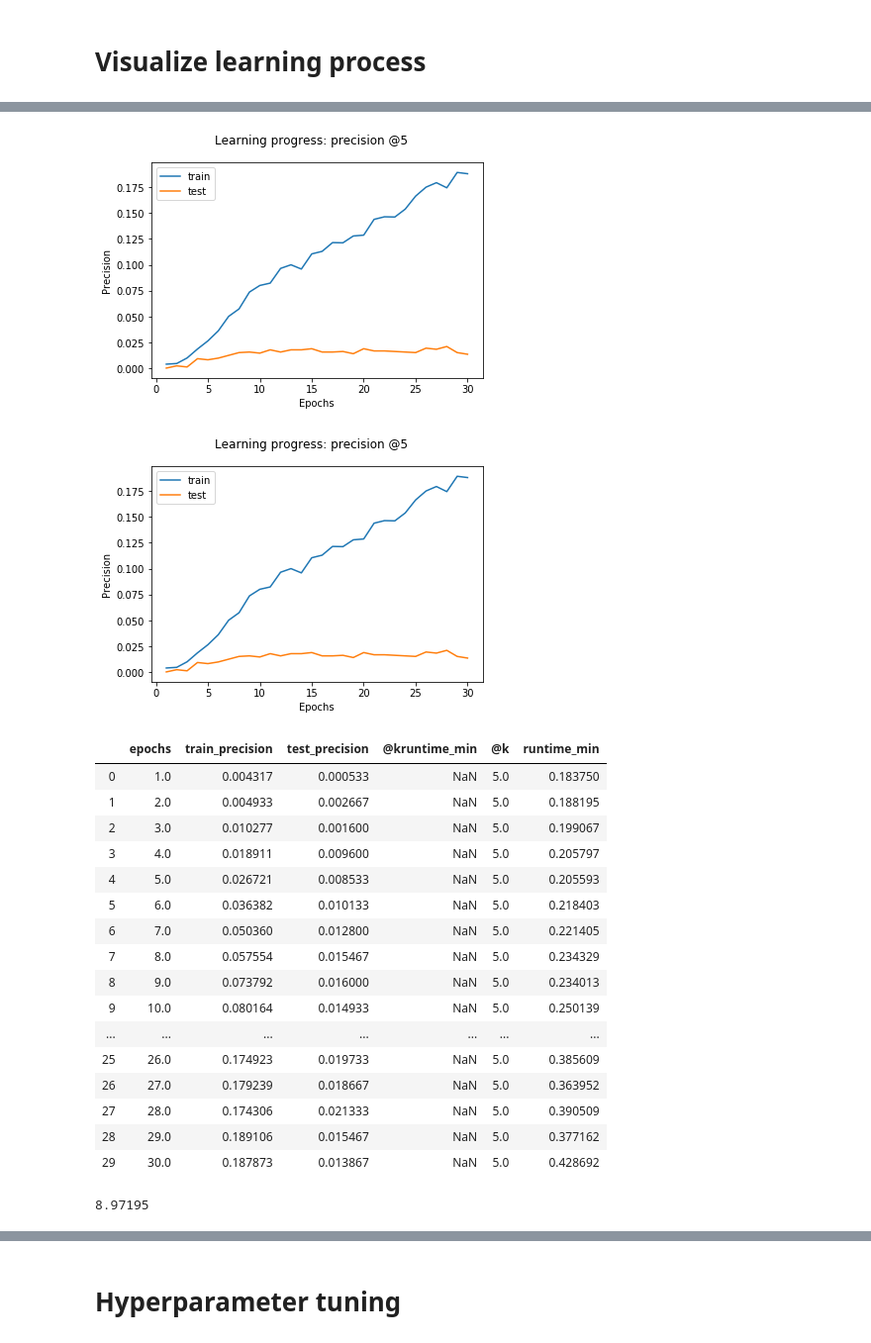
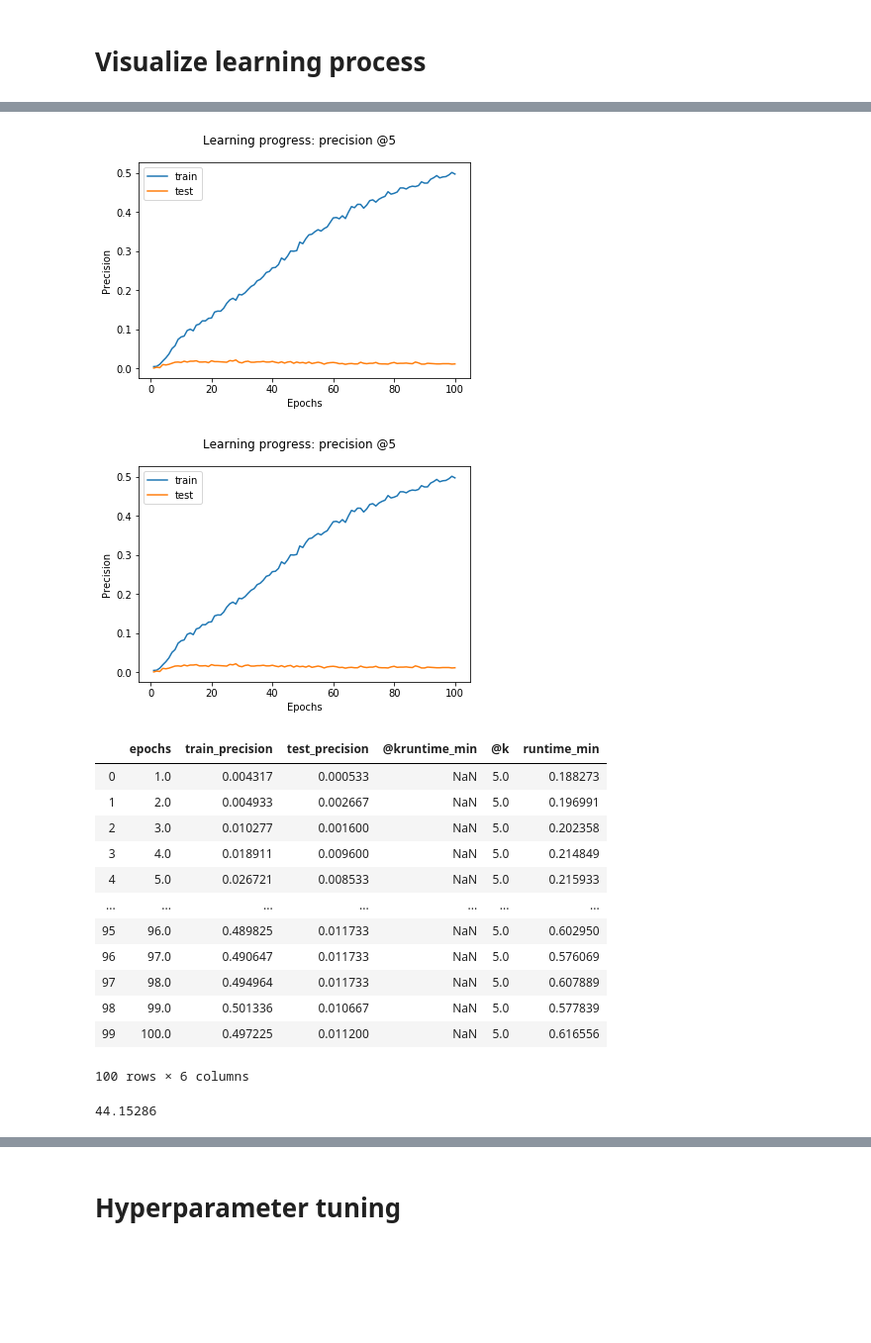
Before and after one commit to Konstantin-Orlovskiy/MSc-Project-Ecommerce, a Jupyter notebook: RetailRocket_Orgnl/Experimenting.ipynb, the cells around one changed output, grey strips where cells are left out. Shown at 99% size. Saved outputs shown, nothing was run; the diff lists cells and outputs as text; code cells hidden in the pictures; blank space fills up the shorter version.

```diff
--- a/RetailRocket_Orgnl/Experimenting.ipynb
+++ b/RetailRocket_Orgnl/Experimenting.ipynb
@@ -1008,33 +1000,29 @@ prec_at_3[2]
 # %%
-prec_at_5 = learning_vis_precision(train, test, item_features, k=5, epochs=30)
+prec_at_5 = learning_vis_precision(train, test, item_features, k=5, epochs=100)
 # %% [output]
-[figure, old version]
+[figure, new version]
 # %%
 prec_at_5[0]
 # %% [output]
-[figure, old version]
+[figure, new version]
 # %%
 prec_at_5[1]
 # %% [output]
 |  | epochs | train_precision | test_precision | @kruntime_min | @k | runtime_min |
-| 0 | 1.0 | 0.004317 | 0.000533 | NaN | 5.0 | 0.183750 |
-| 1 | 2.0 | 0.004933 | 0.002667 | NaN | 5.0 | 0.188195 |
-| 2 | 3.0 | 0.010277 | 0.001600 | NaN | 5.0 | 0.199067 |
-| 3 | 4.0 | 0.018911 | 0.009600 | NaN | 5.0 | 0.205797 |
-| 4 | 5.0 | 0.026721 | 0.008533 | NaN | 5.0 | 0.205593 |
-| 5 | 6.0 | 0.036382 | 0.010133 | NaN | 5.0 | 0.218403 |
-| 6 | 7.0 | 0.050360 | 0.012800 | NaN | 5.0 | 0.221405 |
-| 7 | 8.0 | 0.057554 | 0.015467 | NaN | 5.0 | 0.234329 |
-| 8 | 9.0 | 0.073792 | 0.016000 | NaN | 5.0 | 0.234013 |
-| 9 | 10.0 | 0.080164 | 0.014933 | NaN | 5.0 | 0.250139 |
+| 0 | 1.0 | 0.004317 | 0.000533 | NaN | 5.0 | 0.188273 |
+| 1 | 2.0 | 0.004933 | 0.002667 | NaN | 5.0 | 0.196991 |
+| 2 | 3.0 | 0.010277 | 0.001600 | NaN | 5.0 | 0.202358 |
+| 3 | 4.0 | 0.018911 | 0.009600 | NaN | 5.0 | 0.214849 |
+| 4 | 5.0 | 0.026721 | 0.008533 | NaN | 5.0 | 0.215933 |
 | ... | ... | ... | ... | ... | ... | ... |
-| 25 | 26.0 | 0.174923 | 0.019733 | NaN | 5.0 | 0.385609 |
-| 26 | 27.0 | 0.179239 | 0.018667 | NaN | 5.0 | 0.363952 |
-| 27 | 28.0 | 0.174306 | 0.021333 | NaN | 5.0 | 0.390509 |
-| 28 | 29.0 | 0.189106 | 0.015467 | NaN | 5.0 | 0.377162 |
-| 29 | 30.0 | 0.187873 | 0.013867 | NaN | 5.0 | 0.428692 |
+| 95 | 96.0 | 0.489825 | 0.011733 | NaN | 5.0 | 0.602950 |
+| 96 | 97.0 | 0.490647 | 0.011733 | NaN | 5.0 | 0.576069 |
+| 97 | 98.0 | 0.494964 | 0.011733 | NaN | 5.0 | 0.607889 |
+| 98 | 99.0 | 0.501336 | 0.010667 | NaN | 5.0 | 0.577839 |
+| 99 | 100.0 | 0.497225 | 0.011200 | NaN | 5.0 | 0.616556 |
+100 rows × 6 columns
 # %%
 prec_at_5[2]
 # %% [output]
-8.97195
+44.15286
 # %%
```
Also changed, not shown: parts of 12 cells of this notebook, 1 other file.
